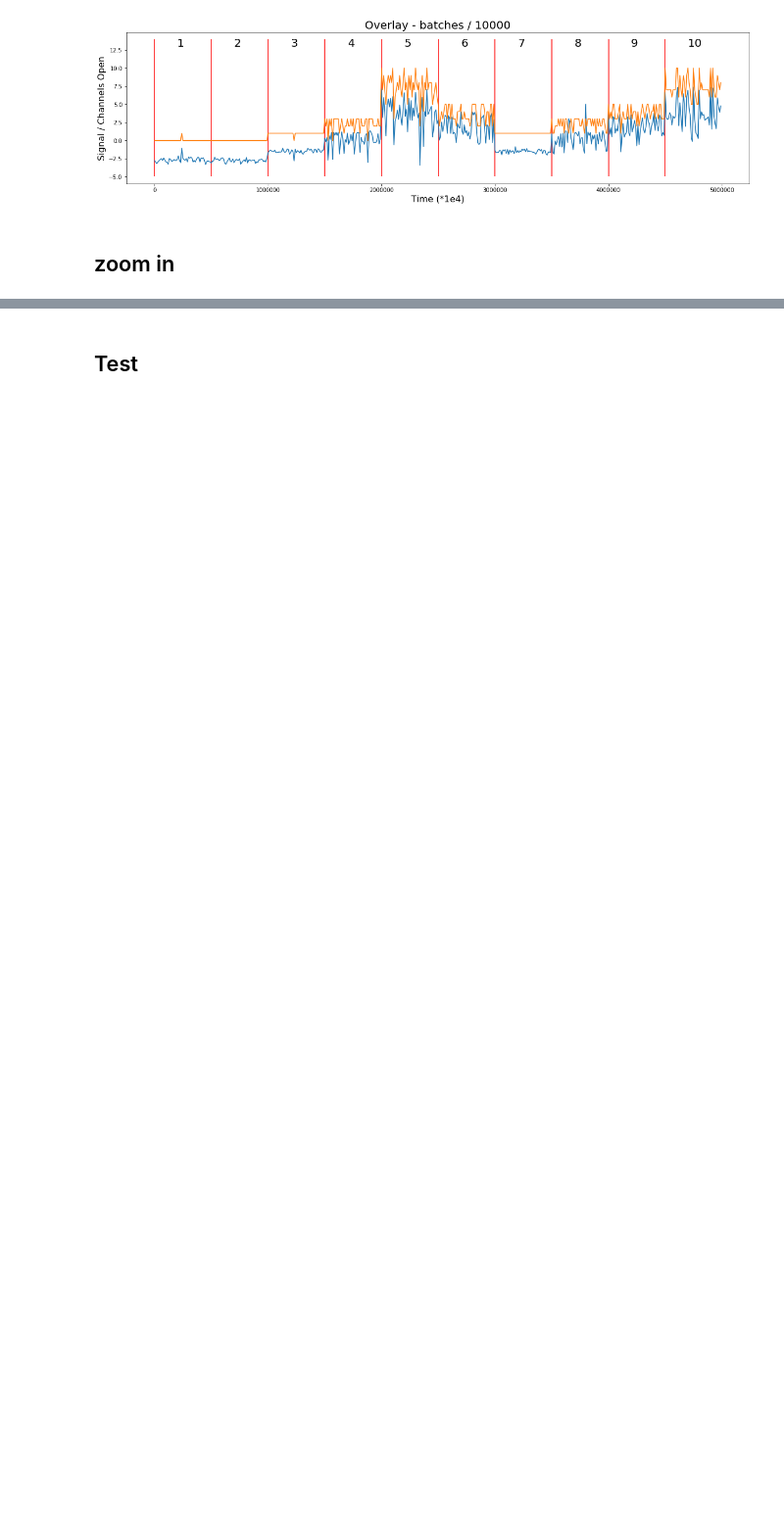
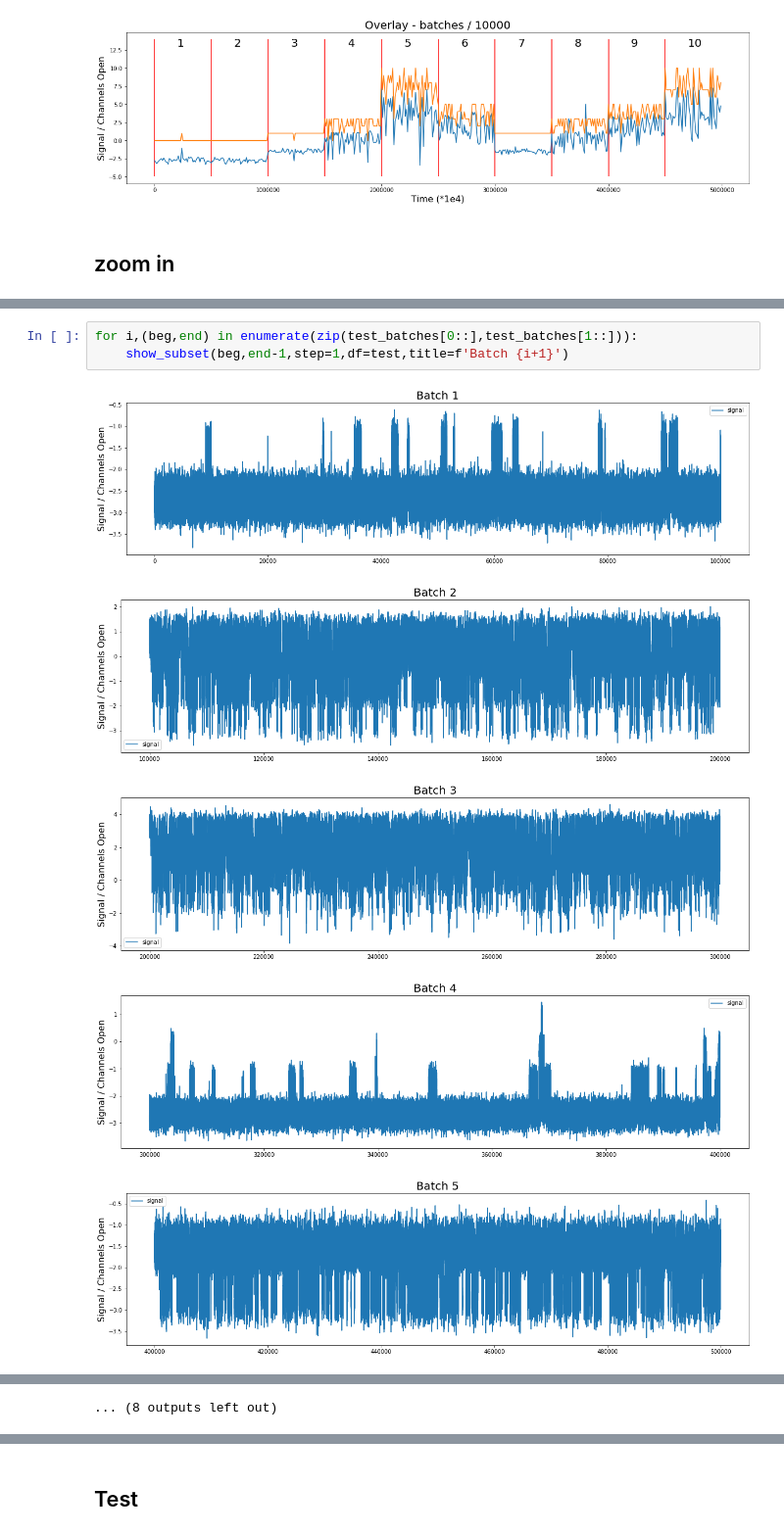
Before and after one commit to ahs8w/kaggle-comps, a Jupyter notebook: IonSwitching.ipynb, the cells around one changed output, grey strips where cells are left out. Shown at 98% size. Cells and saved outputs as stored; diff of their text form; blank space fills up the shorter version.

```diff
--- a/IonSwitching.ipynb
+++ b/IonSwitching.ipynb
@@ -228,0 +192,9 @@ weird.describe()
+# %%
+for i,(beg,end) in enumerate(zip(test_batches[0::],test_batches[1::])):
+    show_subset(beg,end-1,step=1,df=test,title=f'Batch {i+1}')
+# %% [output]
+[figure, added]
+[figure, added]
+[figure, added]
+[figure, added]
+[figure, added]
@@ -228,0 +208 @@ weird.describe()
+... (8 outputs left out)
```
Also changed, not shown: parts of 111 cells of this notebook.
